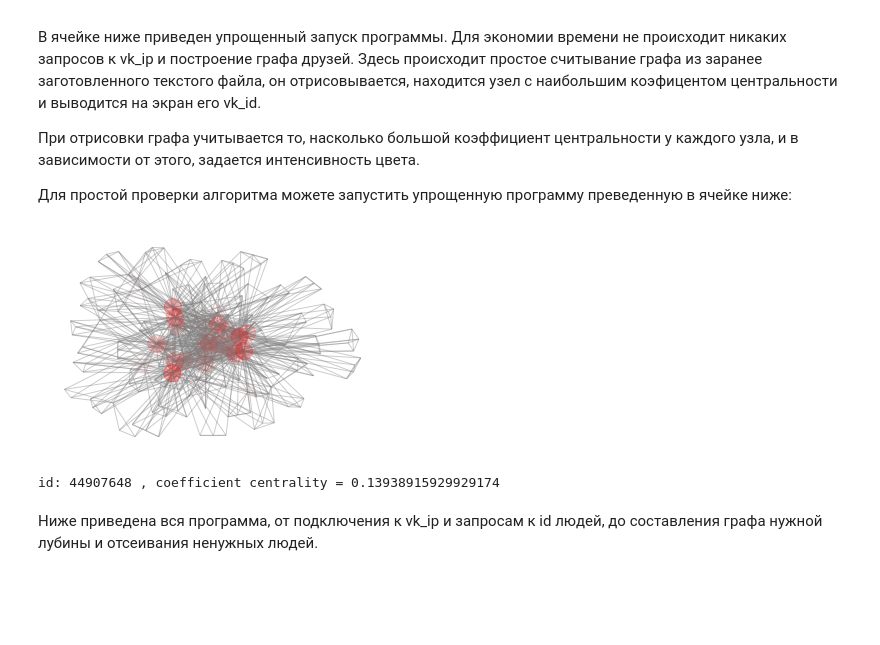
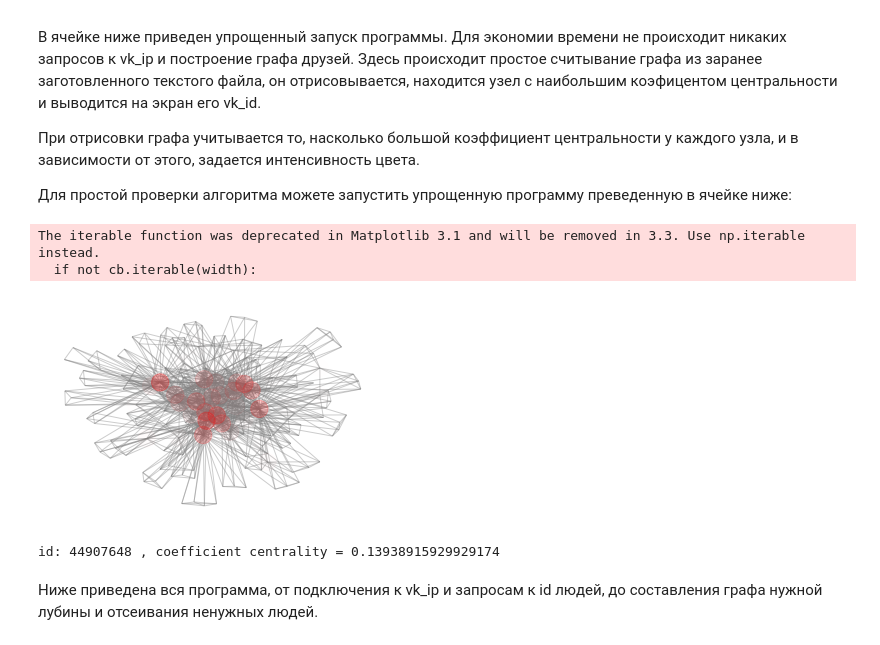
Before and after one commit to alena195101/vk_freinds_graf, a Jupyter notebook: vk_friends.ipynb, the cells around one changed output. Saved outputs shown, nothing was run; the diff lists cells and outputs as text; code cells hidden in the pictures; blank space fills up the shorter version.

```diff
--- a/vk_friends.ipynb
+++ b/vk_friends.ipynb
@@ -8,37 +8,39 @@
 # %%
 from vk_api import *
 import networkx
 from networkx import *
 from matplotlib import pylab as pl
 
 #считываем заранее записанный граф друзей друзей
 graph = nx.read_gml("result_graph.txt")
 
 #Строим график
 pl.figure()
 pl.axis('off')
 
 fig = pl.figure(1)
-pos=nx.spring_layout(mygraph)
+pos=nx.spring_layout(graph)
 
-li = list(betweenness_centrality(mygraph).values())
+li = list(betweenness_centrality(graph).values())
 my_new_list = [i * 2 for i in li]
 my_new_list
 
-draw_networkx_nodes(mygraph, pos,alpha = my_new_list, node_color ='#FF0000')
-draw_networkx_edges(mygraph, pos, alpha=0.4, edge_color='gray')
+draw_networkx_nodes(graph, pos,alpha = my_new_list, node_color ='#FF0000')
+draw_networkx_edges(graph, pos, alpha=0.4, edge_color='gray')
 
 pl.show()
 
 #Вывод id человека с наивысшим коэффицентом центральности
 central = betweenness_centrality(graph)
 max_value = max(central.values())
 for i in central:
     if central[i]==max_value:
         print('id:',i,', coefficient centrality =',max_value)
 # %% [output]
+The iterable function was deprecated in Matplotlib 3.1 and will be removed in 3.3. Use np.iterable instead.
+  if not cb.iterable(width):
-[figure, old version]
+[figure, new version]
-id: 44907648 , coefficient centrality = 0.13938915929929174
+id: 44907648 , coefficient centrality = 0.13938915929929174
 # %% [markdown]
 Ниже приведена вся программа, от подключения к vk_ip и запросам к id людей, до составления графа нужной лубины и отсеивания ненужных людей.
 # %%
```
